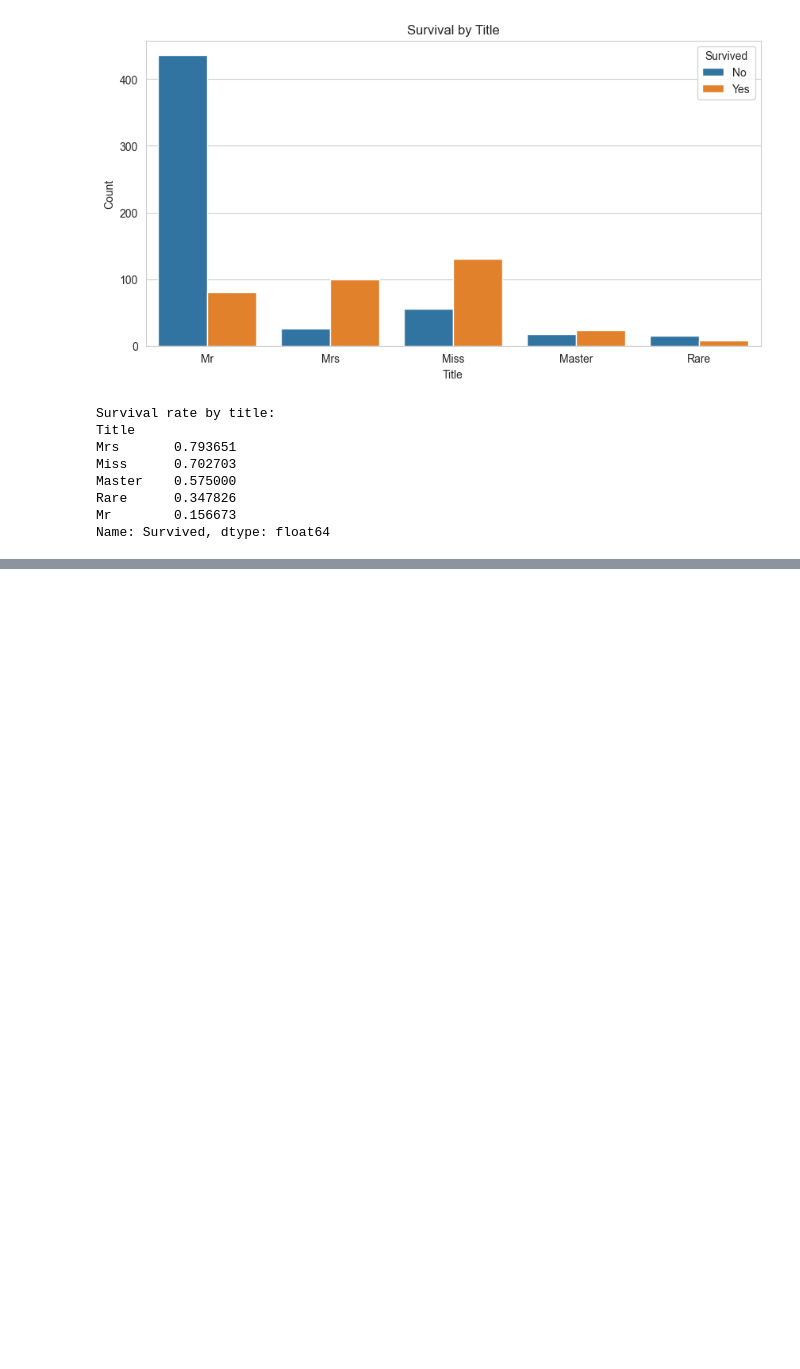
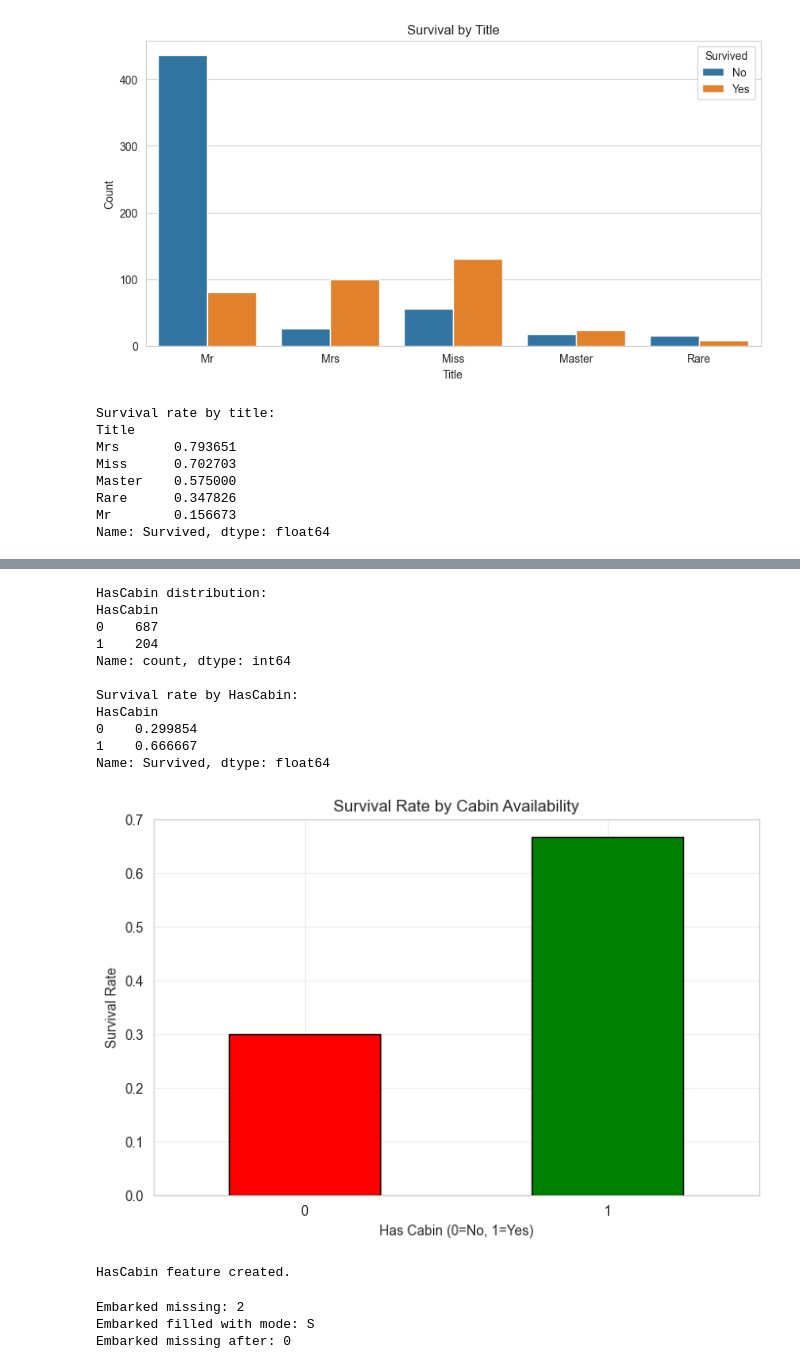
Before and after one commit to bersinada/Titanic-Survival-Prediction, a Jupyter notebook: notebooks/02_feature_engineering_preprocessing.ipynb, the cells around one changed output, grey strips where cells are left out. Drawn from its saved outputs; the diff is of its cells as text; code cells hidden in the pictures; blank space fills up the shorter version.

```diff
--- a/notebooks/02_feature_engineering_preprocessing.ipynb
+++ b/notebooks/02_feature_engineering_preprocessing.ipynb
@@ -125,7 +125,7 @@ Name: Survived, dtype: float64
 df_processed['FamilySize'] = df_processed['SibSp'] + df_processed['Parch'] + 1
 
 # Create IsAlone feature
-df['IsAlone'] = (df_processed['FamilySize'] == 1).astype(int)
+df_processed['IsAlone'] = (df_processed['FamilySize'] == 1).astype(int)
 
 # Create FamilySize category
 def categorize_family(size):
@@ -169,7 +169,7 @@ axes[1].grid(alpha=0.3)
 plt.tight_layout()
 plt.show()
 
-print(f"\n✅ Family features created: FamilySize, IsAlone, FamilySizeCategory")
+print(f"\nFamily features created: FamilySize, IsAlone, FamilySizeCategory")
 # %% [output]
 Family Size distribution:
 FamilySize
@@ -195,0 +220,50 @@ Name: count, dtype: int64
+# %%
+# Cabin: Most values are missing (77%), so create a binary feature
+df_processed['HasCabin'] = df_processed['Cabin'].notna().astype(int)
+
+print("HasCabin distribution:")
+print(df_processed['HasCabin'].value_counts())
+
+print("\nSurvival rate by HasCabin:")
+print(df_processed.groupby('HasCabin')['Survived'].mean())
+
+# Visualize
+plt.figure(figsize=(8, 5))
+df_processed.groupby('HasCabin')['Survived'].mean().plot(kind='bar', color=['red', 'green'], edgecolor='black')
+
+plt.title('Survival Rate by Cabin Availability')
+plt.xlabel('Has Cabin (0=No, 1=Yes)')
+plt.ylabel('Survival Rate')
+plt.xticks(rotation=0)
+plt.grid(alpha=0.3)
+plt.show()
+
+print("\nHasCabin feature created.")
+# %% [output]
+HasCabin distribution:
+HasCabin
+0    687
+1    204
+Name: count, dtype: int64
+
+Survival rate by HasCabin:
+HasCabin
+0    0.299854
+1    0.666667
+Name: Survived, dtype: float64
+[figure, added]
+HasCabin feature created.
+# %%
+# Embarked: Only 2 missing values, fill with mode
+print(f"Embarked missing: {df_processed['Embarked'].isnull().sum()}")
+
+# Fill with mode (most common value)
+mode_embarked = df_processed['Embarked'].mode()[0]
+df_processed['Embarked'].fillna(mode_embarked, inplace=True)
+
+print(f"Embarked filled with mode: {mode_embarked}")
+print(f"Embarked missing after: {df_processed['Embarked'].isnull().sum()}")
+# %% [output]
+Embarked missing: 2
+Embarked filled with mode: S
+Embarked missing after: 0
```
Also changed, not shown: parts of 13 cells of this notebook.
